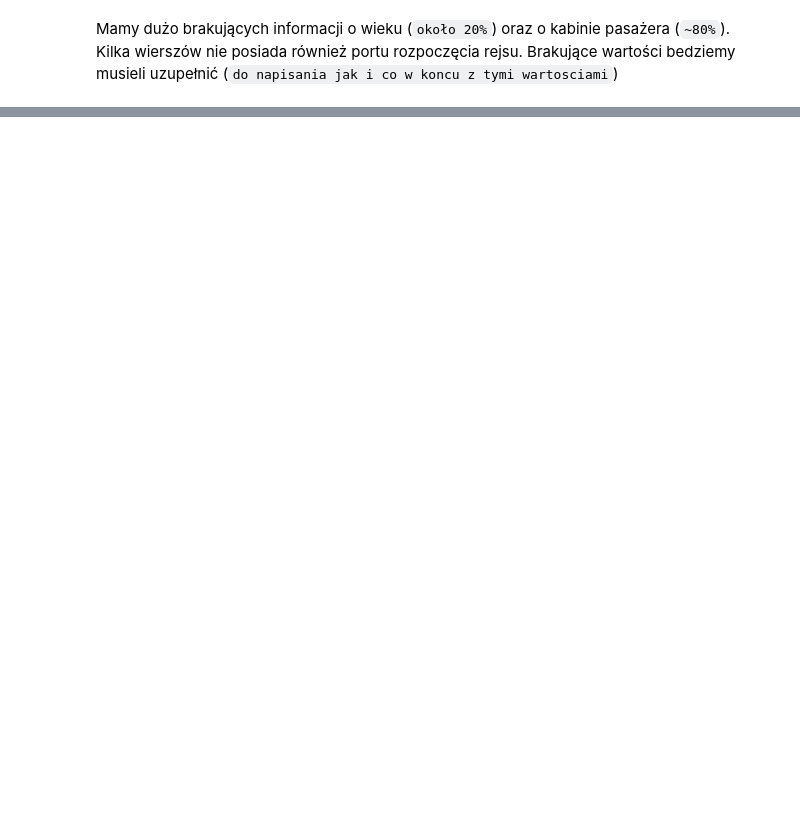
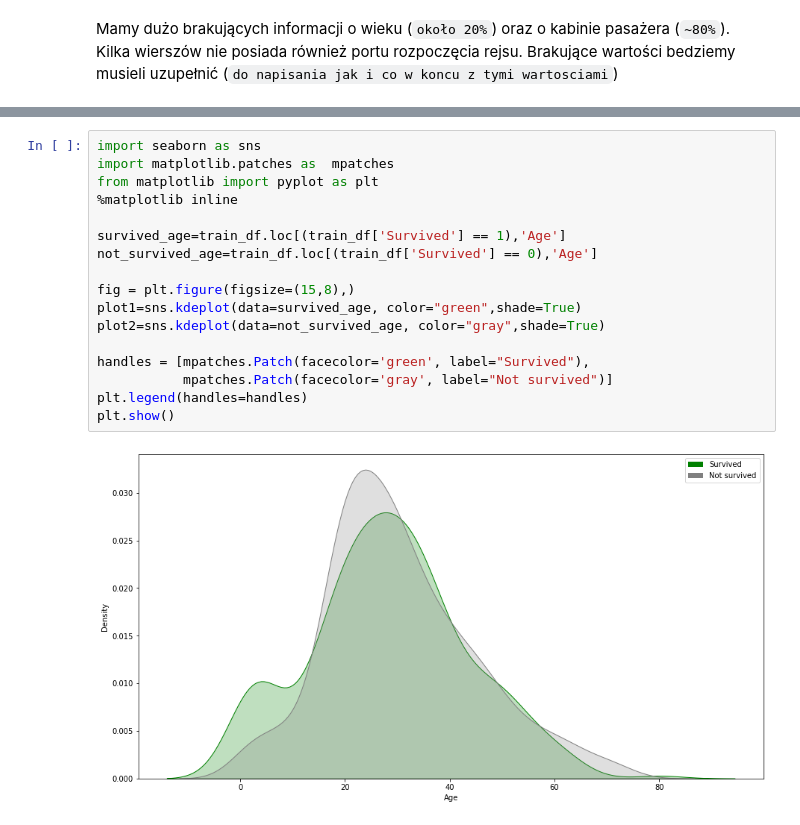
Before and after one commit to Physalium/PUMTitanic, a Jupyter notebook: titanicML.ipynb, the cells around one changed output, grey strips where cells are left out. Cells and saved outputs as stored; diff of their text form; blank space fills up the shorter version.

```diff
--- a/titanicML.ipynb
+++ b/titanicML.ipynb
@@ -134,0 +134,19 @@ Class 3  0.242363
+# %%
+import seaborn as sns
+import matplotlib.patches as  mpatches
+from matplotlib import pyplot as plt
+%matplotlib inline
+
+survived_age=train_df.loc[(train_df['Survived'] == 1),'Age']
+not_survived_age=train_df.loc[(train_df['Survived'] == 0),'Age']
+
+fig = plt.figure(figsize=(15,8),)
+plot1=sns.kdeplot(data=survived_age, color="green",shade=True)
+plot2=sns.kdeplot(data=not_survived_age, color="gray",shade=True)
+
+handles = [mpatches.Patch(facecolor='green', label="Survived"),
+           mpatches.Patch(facecolor='gray', label="Not survived")]
+plt.legend(handles=handles)
+plt.show()
+# %% [output]
+[figure, added]
```
Also changed, not shown: parts of 5 cells of this notebook.
